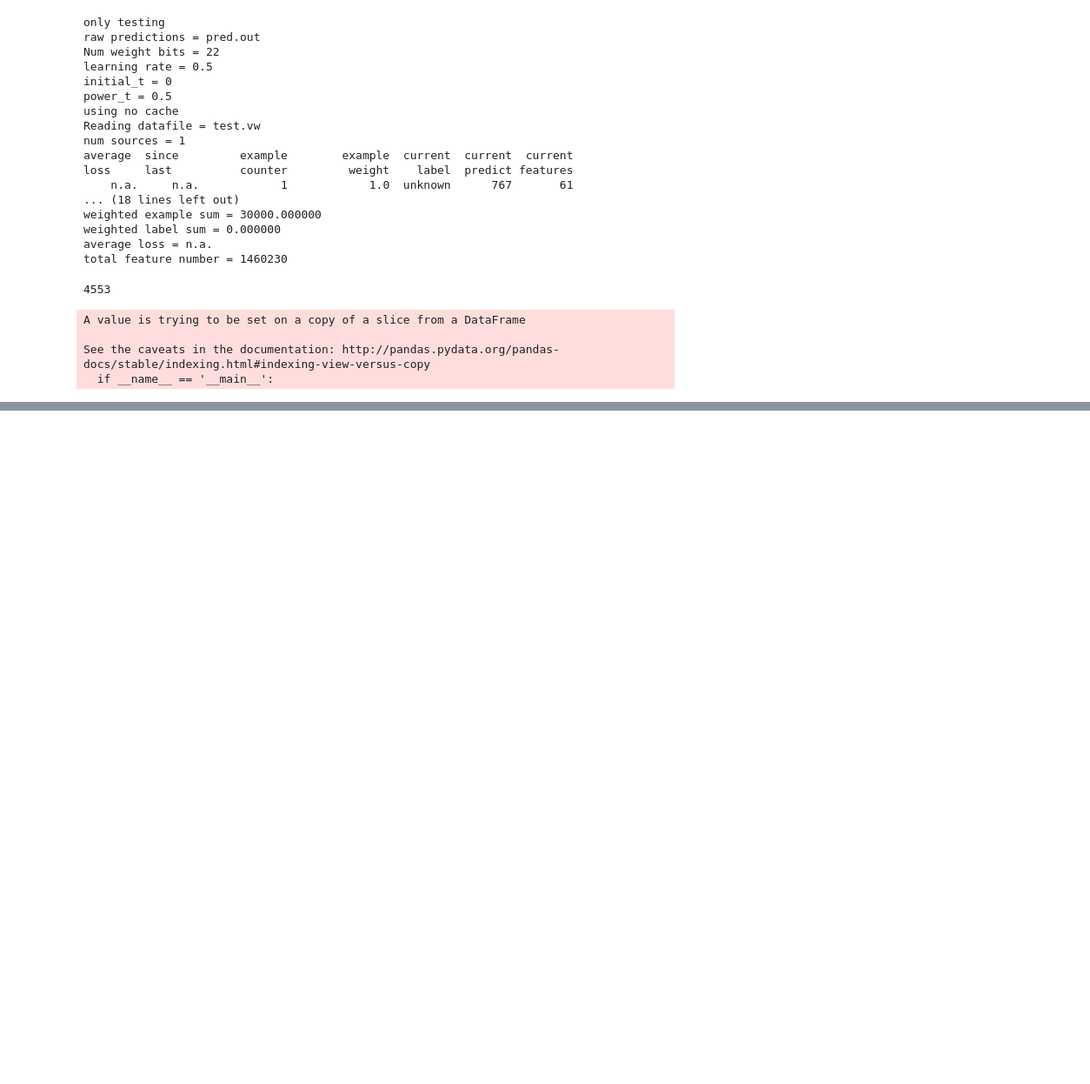
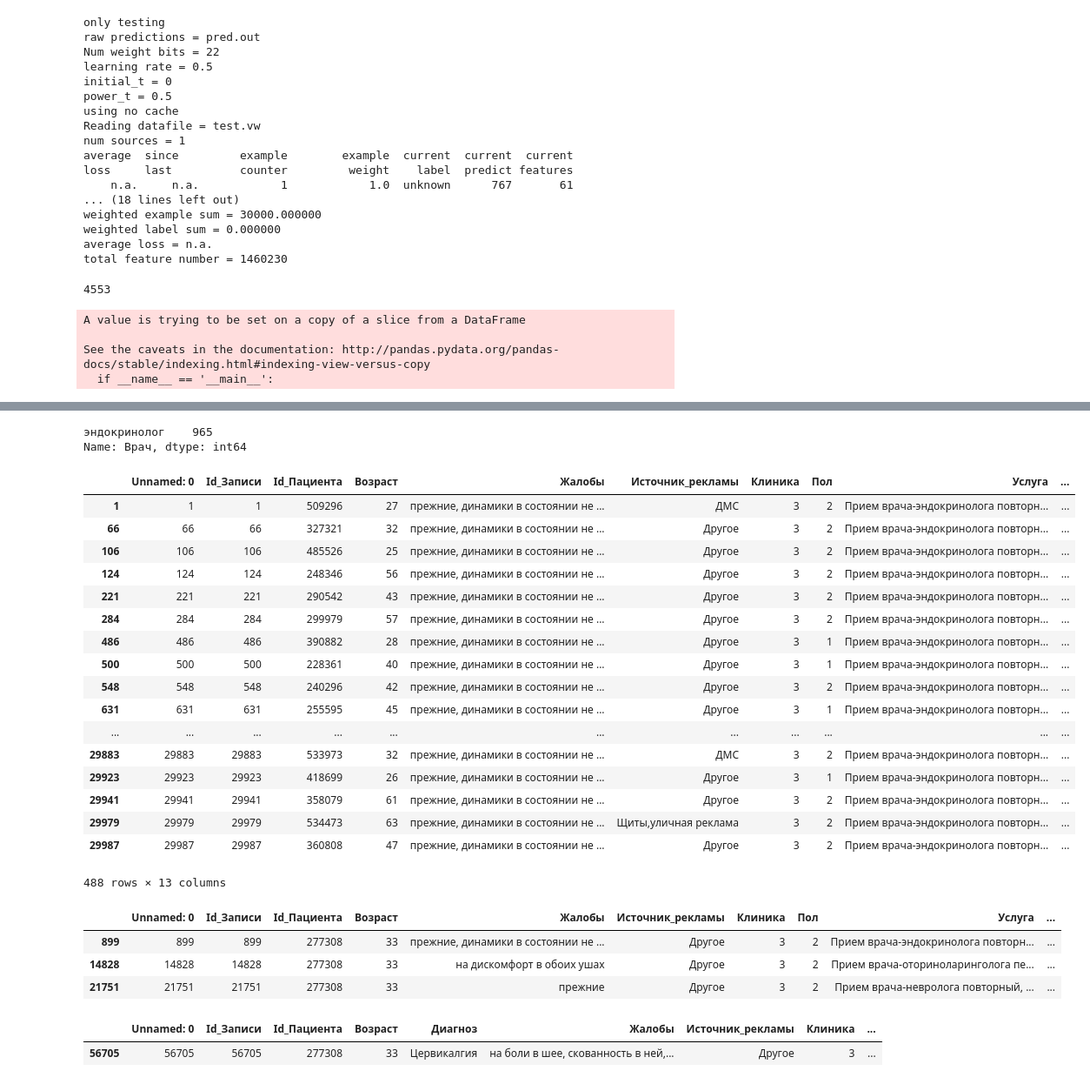
Before and after one commit to AICommunityInno/DigitalHealth-Hack, a Jupyter notebook: dhc-hack-vw.ipynb, the cells around one changed output, grey strips where cells are left out. Shown at 87% size. Saved outputs shown, nothing was run; the diff lists cells and outputs as text; code cells hidden in the pictures; blank space fills up the shorter version.

```diff
--- a/dhc-hack-vw.ipynb
+++ b/dhc-hack-vw.ipynb
@@ -163,0 +174,38 @@ test_df[['Id_Записи', 'Код_диагноза']].to_csv('./submission_vw.
+# %%
+train_df[train_df.Жалобы == 'прежние, динамики в состоянии не отмечает'].Врач.value_counts()
+# %% [output]
+эндокринолог    965
+Name: Врач, dtype: int64
+# %%
+test_df[test_df.Жалобы == 'прежние, динамики в состоянии не отмечает']
+# %% [output]
+|  | Unnamed: 0 | Id_Записи | Id_Пациента | Возраст | Жалобы | Источник_рекламы | Клиника | Пол | Услуга | ... |
+| 1 | 1 | 1 | 509296 | 27 | прежние, динамики в состоянии не ... | ДМС | 3 | 2 | Прием врача-эндокринолога повторн... | ... |
+| 66 | 66 | 66 | 327321 | 32 | прежние, динамики в состоянии не ... | Другое | 3 | 2 | Прием врача-эндокринолога повторн... | ... |
+| 106 | 106 | 106 | 485526 | 25 | прежние, динамики в состоянии не ... | Другое | 3 | 2 | Прием врача-эндокринолога повторн... | ... |
+| 124 | 124 | 124 | 248346 | 56 | прежние, динамики в состоянии не ... | Другое | 3 | 2 | Прием врача-эндокринолога повторн... | ... |
+| 221 | 221 | 221 | 290542 | 43 | прежние, динамики в состоянии не ... | Другое | 3 | 2 | Прием врача-эндокринолога повторн... | ... |
+| 284 | 284 | 284 | 299979 | 57 | прежние, динамики в состоянии не ... | Другое | 3 | 2 | Прием врача-эндокринолога повторн... | ... |
+| 486 | 486 | 486 | 390882 | 28 | прежние, динамики в состоянии не ... | Другое | 3 | 1 | Прием врача-эндокринолога повторн... | ... |
+| 500 | 500 | 500 | 228361 | 40 | прежние, динамики в состоянии не ... | Другое | 3 | 1 | Прием врача-эндокринолога повторн... | ... |
+| 548 | 548 | 548 | 240296 | 42 | прежние, динамики в состоянии не ... | Другое | 3 | 2 | Прием врача-эндокринолога повторн... | ... |
+| 631 | 631 | 631 | 255595 | 45 | прежние, динамики в состоянии не ... | Другое | 3 | 1 | Прием врача-эндокринолога повторн... | ... |
+| ... | ... | ... | ... | ... | ... | ... | ... | ... | ... | ... |
+| 29883 | 29883 | 29883 | 533973 | 32 | прежние, динамики в состоянии не ... | ДМС | 3 | 2 | Прием врача-эндокринолога повторн... | ... |
+| 29923 | 29923 | 29923 | 418699 | 26 | прежние, динамики в состоянии не ... | Другое | 3 | 1 | Прием врача-эндокринолога повторн... | ... |
+| 29941 | 29941 | 29941 | 358079 | 61 | прежние, динамики в состоянии не ... | Другое | 3 | 2 | Прием врача-эндокринолога повторн... | ... |
+| 29979 | 29979 | 29979 | 534473 | 63 | прежние, динамики в состоянии не ... | Щиты,уличная реклама | 3 | 2 | Прием врача-эндокринолога повторн... | ... |
+| 29987 | 29987 | 29987 | 360808 | 47 | прежние, динамики в состоянии не ... | Другое | 3 | 2 | Прием врача-эндокринолога повторн... | ... |
+488 rows × 13 columns
+# %%
+test_df[test_df.Id_Пациента == 277308]
+# %% [output]
+|  | Unnamed: 0 | Id_Записи | Id_Пациента | Возраст | Жалобы | Источник_рекламы | Клиника | Пол | Услуга | ... |
+| 899 | 899 | 899 | 277308 | 33 | прежние, динамики в состоянии не ... | Другое | 3 | 2 | Прием врача-эндокринолога повторн... | ... |
+| 14828 | 14828 | 14828 | 277308 | 33 | на дискомфорт в обоих ушах | Другое | 3 | 2 | Прием врача-оториноларинголога пе... | ... |
+| 21751 | 21751 | 21751 | 277308 | 33 | прежние | Другое | 3 | 2 | Прием врача-невролога повторный, ... | ... |
+# %%
+train_df[train_df.Id_Пациента == 277308]
+# %% [output]
+|  | Unnamed: 0 | Id_Записи | Id_Пациента | Возраст | Диагноз | Жалобы | Источник_рекламы | Клиника | ... |
+| 56705 | 56705 | 56705 | 277308 | 33 | Цервикалгия | на боли в шее, скованность в ней,... | Другое | 3 | ... |
```
Also changed, not shown: parts of 40 cells of this notebook.
